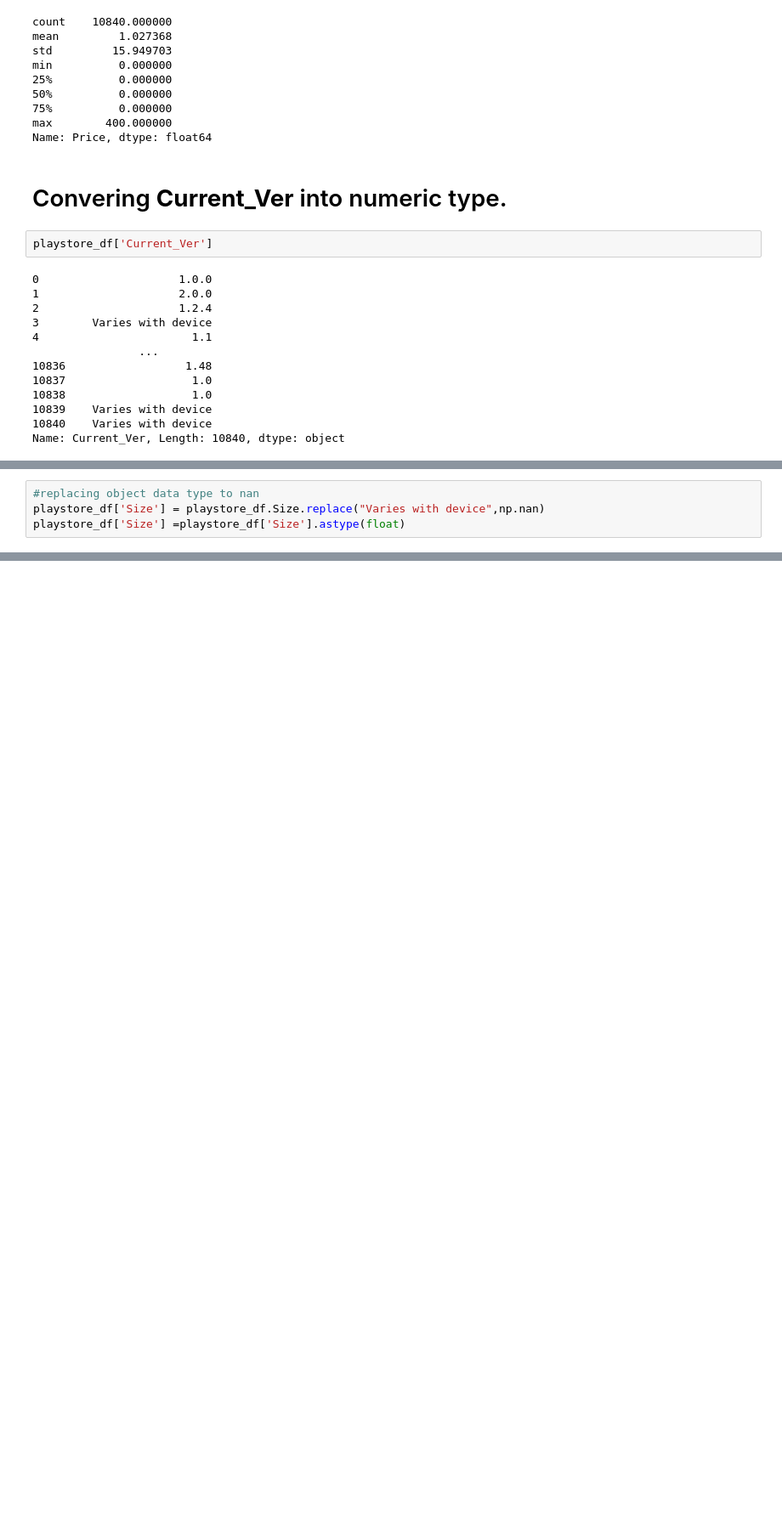
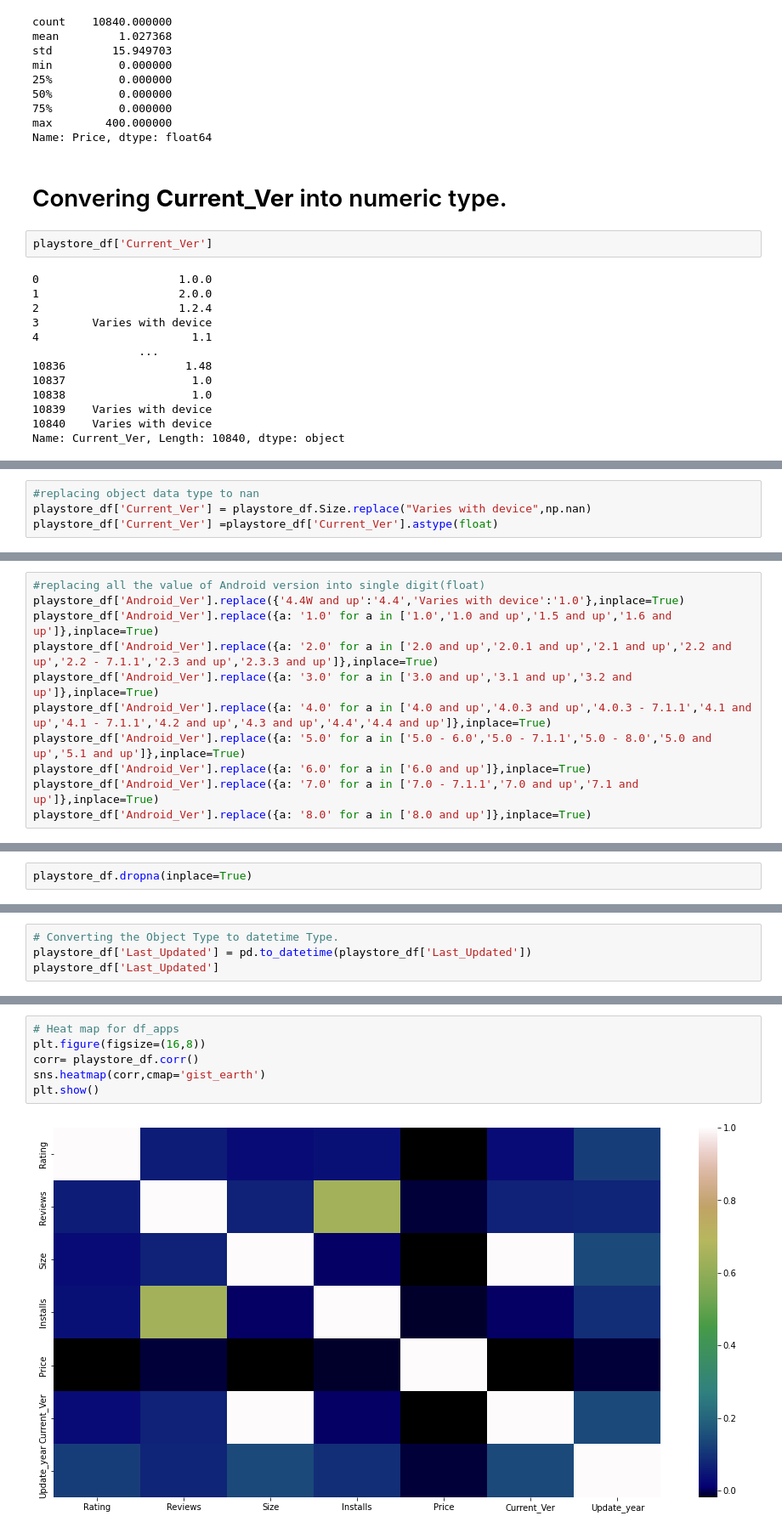
Before and after one commit to preetikhullbe/play-store-app-review, a Jupyter notebook: Preeti_Playstore_Review_EDA_project.ipynb, the cells around one changed output, grey strips where cells are left out. Shown at 85% size. Cells and saved outputs as stored; diff of their text form; blank space fills up the shorter version.

```diff
--- a/Preeti_Playstore_Review_EDA_project.ipynb
+++ b/Preeti_Playstore_Review_EDA_project.ipynb
@@ -690,4 +688,4 @@ Name: Current_Ver, Length: 10840, dtype: object
 # %%
 #replacing object data type to nan
-playstore_df['Size'] = playstore_df.Size.replace("Varies with device",np.nan)
-playstore_df['Size'] =playstore_df['Size'].astype(float)
+playstore_df['Current_Ver'] = playstore_df.Size.replace("Varies with device",np.nan)
+playstore_df['Current_Ver'] =playstore_df['Current_Ver'].astype(float)
@@ -693,0 +704,11 @@ playstore_df['Size'] =playstore_df['Size'].astype(float)
+# %%
+#replacing all the value of Android version into single digit(float)
+playstore_df['Android_Ver'].replace({'4.4W and up':'4.4','Varies with device':'1.0'},inplace=True)
+playstore_df['Android_Ver'].replace({a: '1.0' for a in ['1.0','1.0 and up','1.5 and up','1.6 and up']},inplace=True)
+playstore_df['Android_Ver'].replace({a: '2.0' for a in ['2.0 and up','2.0.1 and up','2.1 and up','2.2 and up','2.2 - 7.1.1','2.3 and up','2.3.3 and up']},inplace=True)
+playstore_df['Android_Ver'].replace({a: '3.0' for a in ['3.0 and up','3.1 and up','3.2 and up']},inplace=True)
+playstore_df['Android_Ver'].replace({a: '4.0' for a in ['4.0 and up','4.0.3 and up','4.0.3 - 7.1.1','4.1 and up','4.1 - 7.1.1','4.2 and up','4.3 and up','4.4','4.4 and up']},inplace=True)
+playstore_df['Android_Ver'].replace({a: '5.0' for a in ['5.0 - 6.0','5.0 - 7.1.1','5.0 - 8.0','5.0 and up','5.1 and up']},inplace=True)
+playstore_df['Android_Ver'].replace({a: '6.0' for a in ['6.0 and up']},inplace=True)
+playstore_df['Android_Ver'].replace({a: '7.0' for a in ['7.0 - 7.1.1','7.0 and up','7.1 and up']},inplace=True)
+playstore_df['Android_Ver'].replace({a: '8.0' for a in ['8.0 and up']},inplace=True)
@@ -693,0 +737,2 @@ playstore_df['Size'] =playstore_df['Size'].astype(float)
+# %%
+playstore_df.dropna(inplace=True)
@@ -693,0 +764,4 @@ playstore_df['Size'] =playstore_df['Size'].astype(float)
+# %%
+# Converting the Object Type to datetime Type.
+playstore_df['Last_Updated'] = pd.to_datetime(playstore_df['Last_Updated'])
+playstore_df['Last_Updated']
@@ -693,0 +786,8 @@ playstore_df['Size'] =playstore_df['Size'].astype(float)
+# %%
+# Heat map for df_apps
+plt.figure(figsize=(16,8))
+corr= playstore_df.corr()
+sns.heatmap(corr,cmap='gist_earth')
+plt.show()
+# %% [output]
+[figure, added]
```
Also changed, not shown: parts of 56 cells of this notebook.
